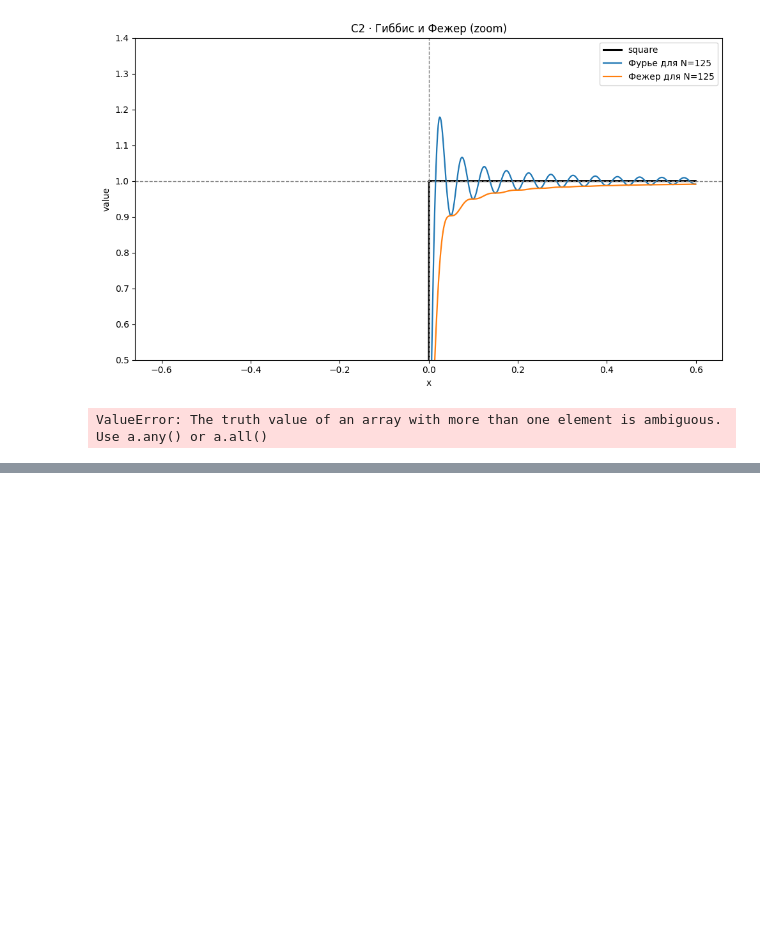
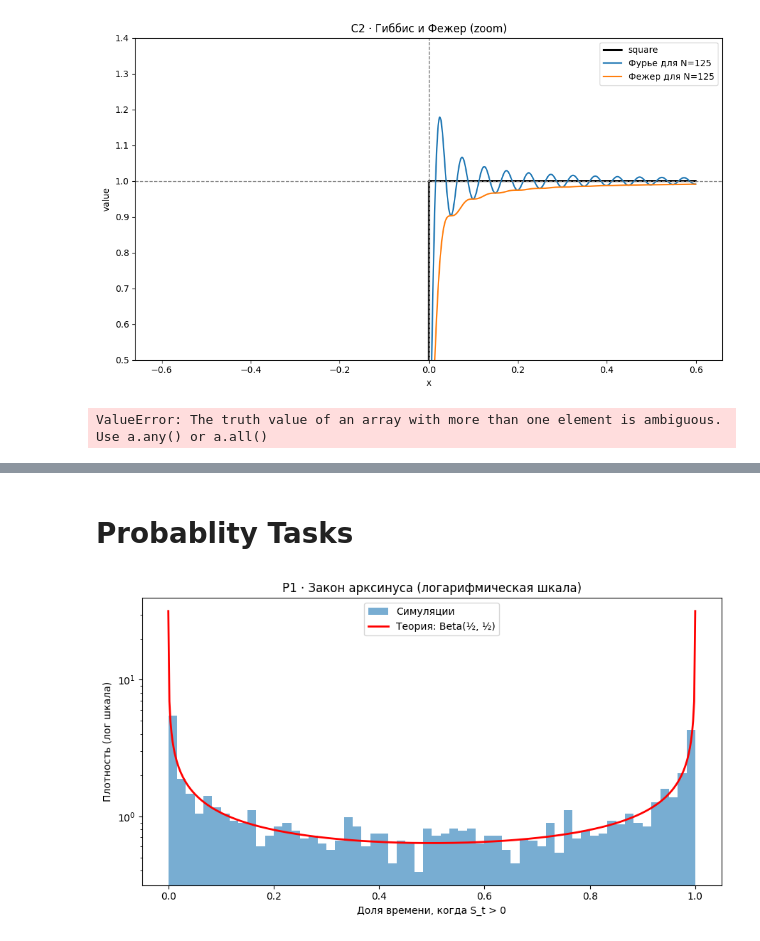
Before and after one commit to v1adimirk0zhevnikov/ML_education, a Jupyter notebook: Task2/Task2.ipynb, the cells around one changed output, grey strips where cells are left out. Drawn from its saved outputs; the diff is of its cells as text; code cells hidden in the pictures; blank space fills up the shorter version.

Commit message:
Solved problems from Task2

```diff
--- a/Task2/Task2.ipynb
+++ b/Task2/Task2.ipynb
@@ -185,0 +539,40 @@ ValueError: The truth value of an array with more than one element is ambiguous.
+# %% [markdown]
+# **Probablity Tasks**
+# %%
+# ==========================
+# P1 · ДЗ: Закон арксинуса
+# ==========================
+
+
+# TODO
+def simulate_random_walks(T=2000, M=2000):
+    """По сути, вам нужно случайно выбирать из {-1, 1} каждый шаг,
+    после чего посчитать кумулятивную
+    и потом усреднить значения, что больше нуля"""
+    steps: np.ndarray = np.random.choice([-1, 1], size=(T, M))
+    trajectories: np.ndarray = np.cumsum(steps, axis=0)
+    fractions_above_zero: np.ndarray = np.mean(trajectories > 0, axis=0)
+    return fractions_above_zero
+
+
+# !!!ЗДЕСЬ НЕ НУЖНО МЕНЯТЬ, ЭТО ВЫВОД КАРТИНОК/СЛУЖЕБНОЕ!!!
+def probability_P1_logy(T=2000, M=2000, bins=60):
+    frac = simulate_random_walks(T, M)
+    plt.figure(figsize=(9, 5))
+    plt.hist(frac, bins=bins, density=True, alpha=0.6,
+    label="Симуляции", color="C0")
+    # Теоретическая плотность Beta(1/2,1/2)
+    x = np.linspace(1e-4, 1-1e-4, 500)
+    pdf = 1 / (np.pi * np.sqrt(x * (1 - x)))
+    plt.plot(x, pdf, "r-", lw=2, label="Теория: Beta(½, ½)")
+    plt.yscale("log")
+    plt.xlabel("Доля времени, когда S_t > 0")
+    plt.ylabel("Плотность (лог шкала)")
+    plt.title("P1 · Закон арксинуса (логарифмическая шкала)")
+    plt.legend()
+    plt.tight_layout()
+    plt.show()
+
+probability_P1_logy()
+# %% [output]
+[figure, added]
```
Also changed, not shown: parts of 14 cells of this notebook, 13 other files.
